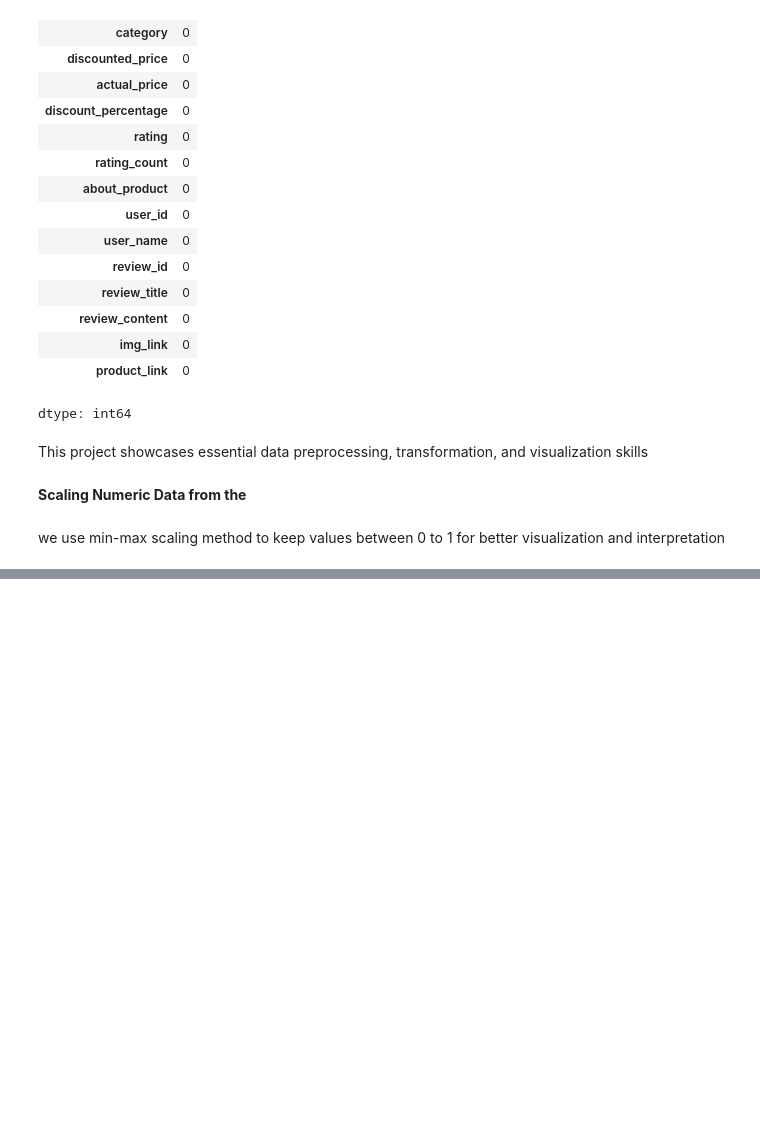
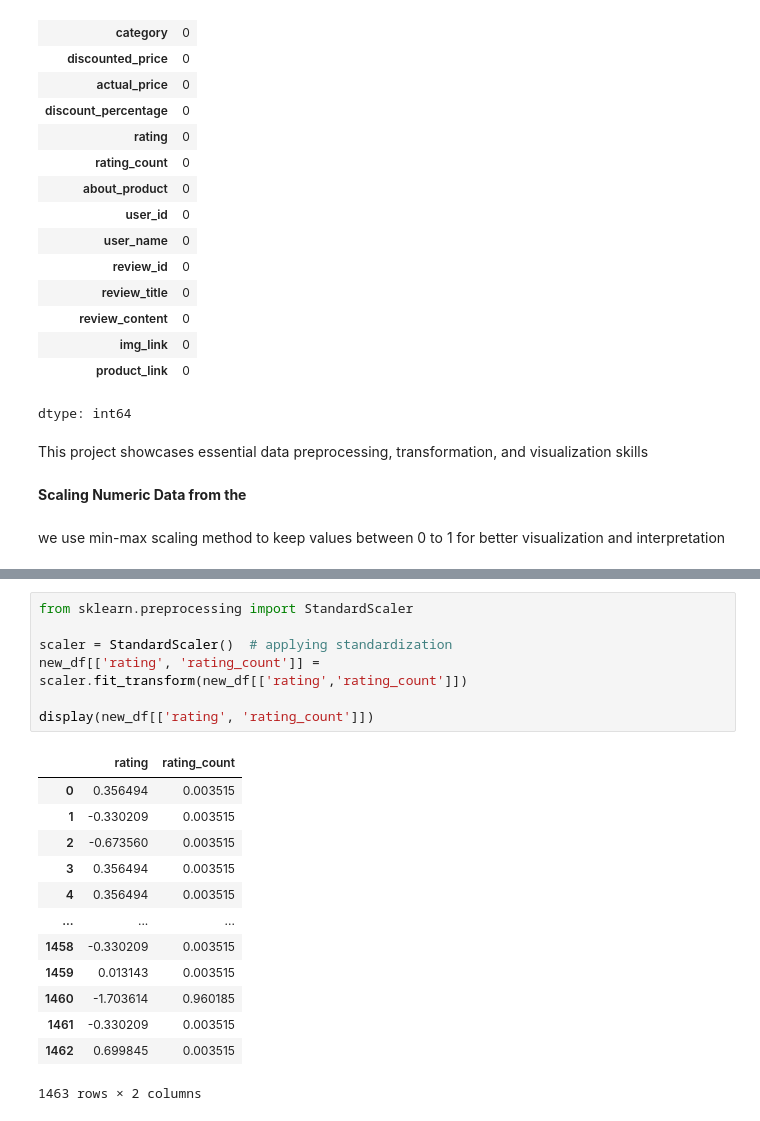
Before and after one commit to Harin22/data-wrangling-visualization, a Jupyter notebook: Data_transformation_(in_depth).ipynb, the cells around one changed output, grey strips where cells are left out. Cells and saved outputs as stored; diff of their text form; blank space fills up the shorter version.

```diff
--- a/Data_transformation_(in_depth).ipynb
+++ b/Data_transformation_(in_depth).ipynb
@@ -72,0 +81,21 @@ display(new_df[numeric_cols])
+# %%
+from sklearn.preprocessing import StandardScaler
+
+scaler = StandardScaler()  # applying standardization
+new_df[['rating', 'rating_count']] = scaler.fit_transform(new_df[['rating','rating_count']])
+
+display(new_df[['rating', 'rating_count']])
+# %% [output]
+|  | rating | rating_count |
+| 0 | 0.356494 | 0.003515 |
+| 1 | -0.330209 | 0.003515 |
+| 2 | -0.673560 | 0.003515 |
+| 3 | 0.356494 | 0.003515 |
+| 4 | 0.356494 | 0.003515 |
+| ... | ... | ... |
+| 1458 | -0.330209 | 0.003515 |
+| 1459 | 0.013143 | 0.003515 |
+| 1460 | -1.703614 | 0.960185 |
+| 1461 | -0.330209 | 0.003515 |
+| 1462 | 0.699845 | 0.003515 |
+1463 rows × 2 columns
```
Also changed, not shown: parts of 2 cells of this notebook.
